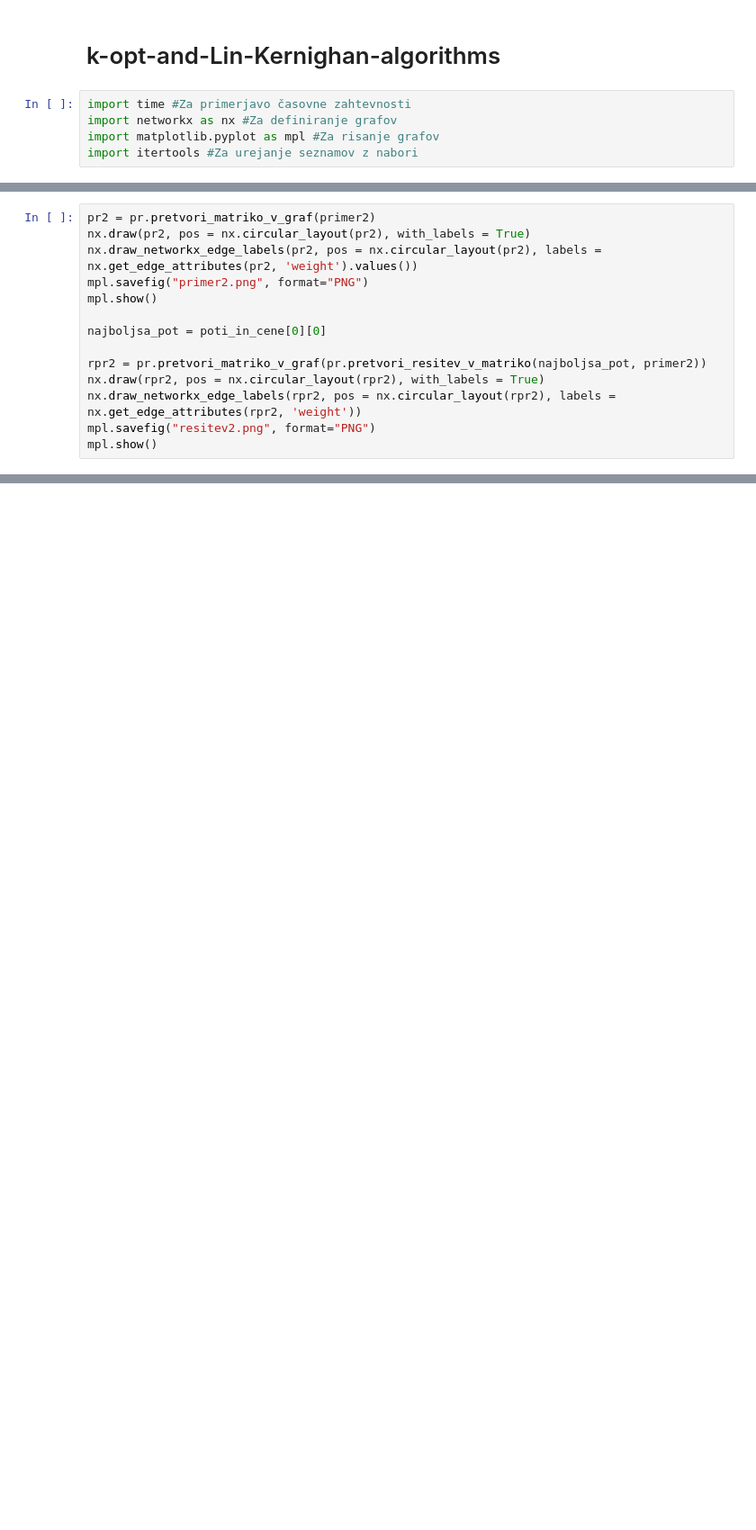
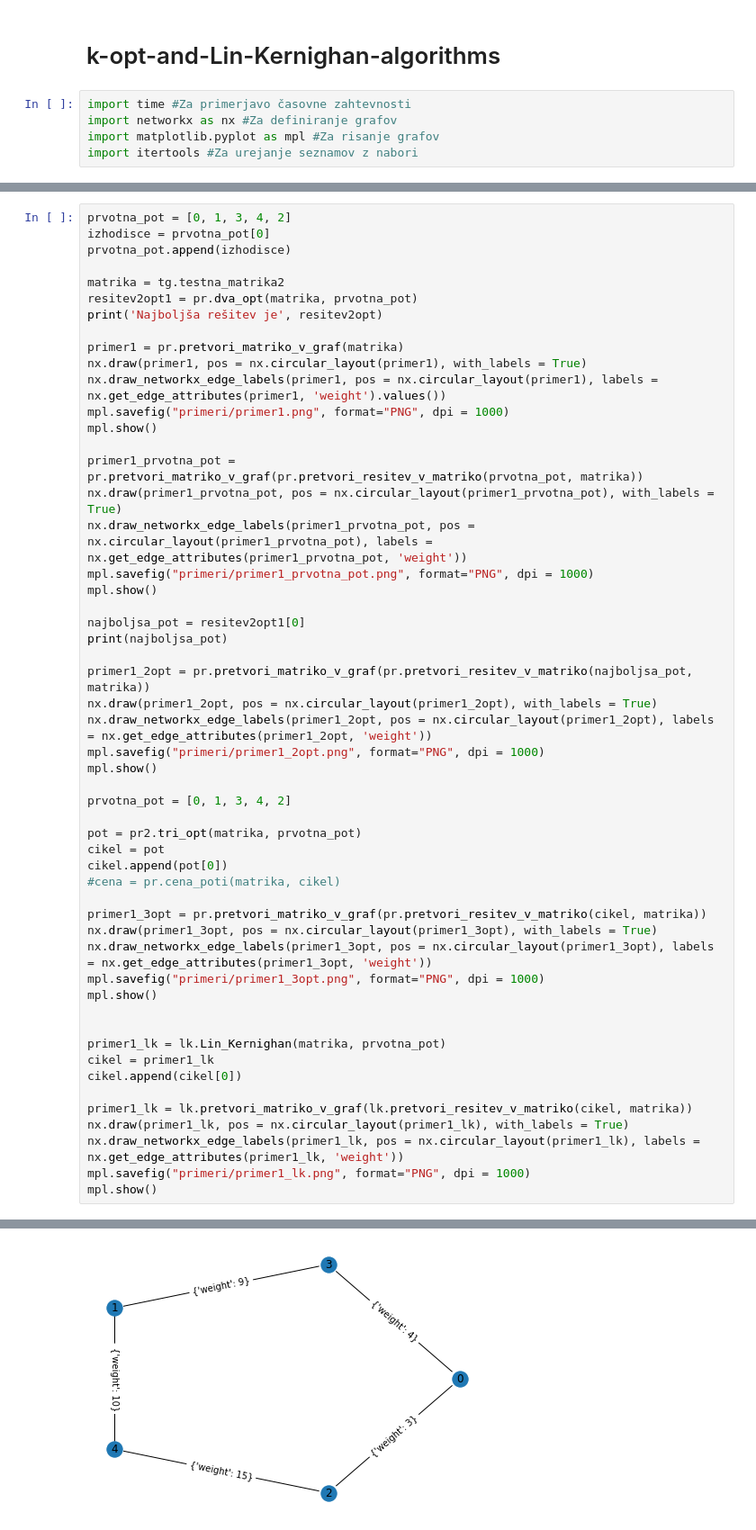
Before and after one commit to ines-silc/Financni-praktikum-projekt, a Jupyter notebook: program.ipynb, the cells around one changed output, grey strips where cells are left out. Shown at 90% size. Saved outputs shown, nothing was run; the diff lists cells and outputs as text; blank space fills up the shorter version.

```diff
--- a/program.ipynb
+++ b/program.ipynb
@@ -114,14 +12,0 @@ print('Najboljša rešitev je', poti_in_cene[0])
-# %%
-pr2 = pr.pretvori_matriko_v_graf(primer2)
-nx.draw(pr2, pos = nx.circular_layout(pr2), with_labels = True)
-nx.draw_networkx_edge_labels(pr2, pos = nx.circular_layout(pr2), labels = nx.get_edge_attributes(pr2, 'weight').values())
-mpl.savefig("primer2.png", format="PNG")
-mpl.show()
-
-najboljsa_pot = poti_in_cene[0][0]
-
-rpr2 = pr.pretvori_matriko_v_graf(pr.pretvori_resitev_v_matriko(najboljsa_pot, primer2))
-nx.draw(rpr2, pos = nx.circular_layout(rpr2), with_labels = True)
-nx.draw_networkx_edge_labels(rpr2, pos = nx.circular_layout(rpr2), labels = nx.get_edge_attributes(rpr2, 'weight'))
-mpl.savefig("resitev2.png", format="PNG")
-mpl.show()
@@ -227,0 +13,54 @@ Matrika rešitve je [[0, 0, 415, 0, 0, 0, 0, 0, 0, 0], [0, 0, 0, 49, 0, 0, 0, 0,
+# %%
+prvotna_pot = [0, 1, 3, 4, 2]
+izhodisce = prvotna_pot[0]
+prvotna_pot.append(izhodisce)
+
+matrika = tg.testna_matrika2
+resitev2opt1 = pr.dva_opt(matrika, prvotna_pot)
+print('Najboljša rešitev je', resitev2opt)
+
+primer1 = pr.pretvori_matriko_v_graf(matrika)
+nx.draw(primer1, pos = nx.circular_layout(primer1), with_labels = True)
+nx.draw_networkx_edge_labels(primer1, pos = nx.circular_layout(primer1), labels = nx.get_edge_attributes(primer1, 'weight').values())
+mpl.savefig("primeri/primer1.png", format="PNG", dpi = 1000)
+mpl.show()
+
+primer1_prvotna_pot = pr.pretvori_matriko_v_graf(pr.pretvori_resitev_v_matriko(prvotna_pot, matrika))
+nx.draw(primer1_prvotna_pot, pos = nx.circular_layout(primer1_prvotna_pot), with_labels = True)
+nx.draw_networkx_edge_labels(primer1_prvotna_pot, pos = nx.circular_layout(primer1_prvotna_pot), labels = nx.get_edge_attributes(primer1_prvotna_pot, 'weight'))
+mpl.savefig("primeri/primer1_prvotna_pot.png", format="PNG", dpi = 1000)
+mpl.show()
+
+najboljsa_pot = resitev2opt1[0]
+print(najboljsa_pot)
+
+primer1_2opt = pr.pretvori_matriko_v_graf(pr.pretvori_resitev_v_matriko(najboljsa_pot, matrika))
+nx.draw(primer1_2opt, pos = nx.circular_layout(primer1_2opt), with_labels = True)
+nx.draw_networkx_edge_labels(primer1_2opt, pos = nx.circular_layout(primer1_2opt), labels = nx.get_edge_attributes(primer1_2opt, 'weight'))
+mpl.savefig("primeri/primer1_2opt.png", format="PNG", dpi = 1000)
+mpl.show()
+
+prvotna_pot = [0, 1, 3, 4, 2]
+
+pot = pr2.tri_opt(matrika, prvotna_pot)
+cikel = pot
+cikel.append(pot[0])
+#cena = pr.cena_poti(matrika, cikel)
+
+primer1_3opt = pr.pretvori_matriko_v_graf(pr.pretvori_resitev_v_matriko(cikel, matrika))
+nx.draw(primer1_3opt, pos = nx.circular_layout(primer1_3opt), with_labels = True)
+nx.draw_networkx_edge_labels(primer1_3opt, pos = nx.circular_layout(primer1_3opt), labels = nx.get_edge_attributes(primer1_3opt, 'weight'))
+mpl.savefig("primeri/primer1_3opt.png", format="PNG", dpi = 1000)
+mpl.show()
+
+
+primer1_lk = lk.Lin_Kernighan(matrika, prvotna_pot)
+cikel = primer1_lk
+cikel.append(cikel[0])
+
+primer1_lk = lk.pretvori_matriko_v_graf(lk.pretvori_resitev_v_matriko(cikel, matrika))
+nx.draw(primer1_lk, pos = nx.circular_layout(primer1_lk), with_labels = True)
+nx.draw_networkx_edge_labels(primer1_lk, pos = nx.circular_layout(primer1_lk), labels = nx.get_edge_attributes(primer1_lk, 'weight'))
+mpl.savefig("primeri/primer1_lk.png", format="PNG", dpi = 1000)
+mpl.show()
+# %% [output]
@@ -227,0 +93 @@ Matrika rešitve je [[0, 0, 415, 0, 0, 0, 0, 0, 0, 0], [0, 0, 0, 49, 0, 0, 0, 0,
+[figure, added]
```
Also changed, not shown: parts of 18 cells of this notebook, 22 other files.
